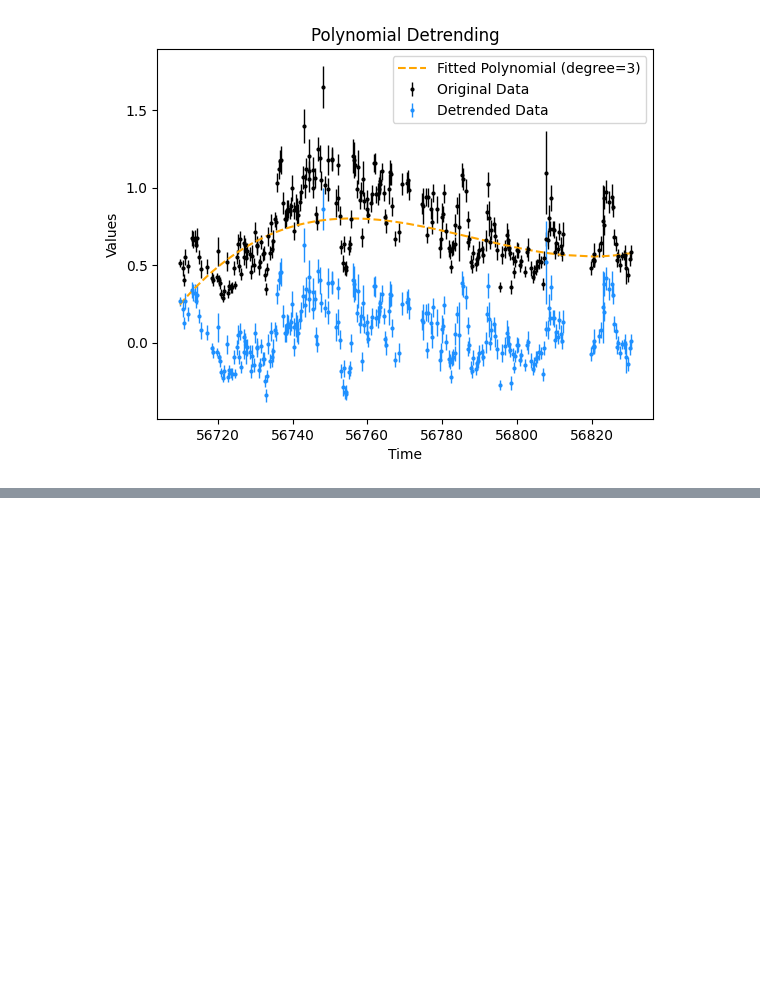
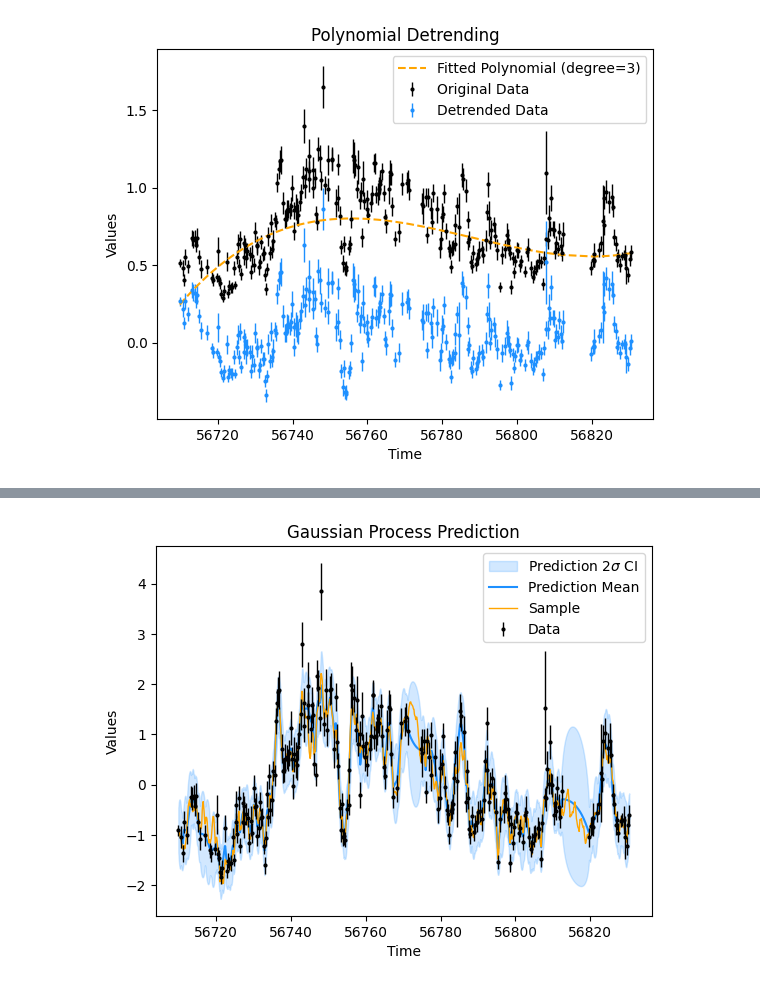
Before and after one commit to collinlewin/STELA-Toolkit, a Jupyter notebook: tutorials/gp_tutorial.ipynb, the cells around one changed output, grey strips where cells are left out. Cells and saved outputs as stored; diff of their text form; code cells hidden in the pictures; blank space fills up the shorter version.

Commit message:
Finished GP training, posterior prediction/sampling sections.

```diff
--- a/tutorials/gp_tutorial.ipynb
+++ b/tutorials/gp_tutorial.ipynb
@@ -72,3 +72,17 @@ Removed 1 outliers (0.38% of data).
 [figure]
 [figure]
 [figure]
+# %%
+# verbose shows the progress of the optimization
+from tsi_toolkit.gaussian_process import GaussianProcess
+gp_model = GaussianProcess(timeseries=lightcurve,
+                 kernel_form='Matern12', white_noise=True, train_iter=1000, verbose=True)
+
+# non verbose
+gp_model = GaussianProcess(timeseries=lightcurve,
+                 kernel_form='Matern12', white_noise=True, train_iter=1000, verbose=False)
+gp_model.get_hyperparameters()
+gp_model.akaike_inf_crit()
+
+gp_model.plot()
+# %% [output]
@@ -75 +106,2 @@ Removed 1 outliers (0.38% of data).
+[figure, added]
 # %%
```
Also changed, not shown: parts of 8 cells of this notebook.
